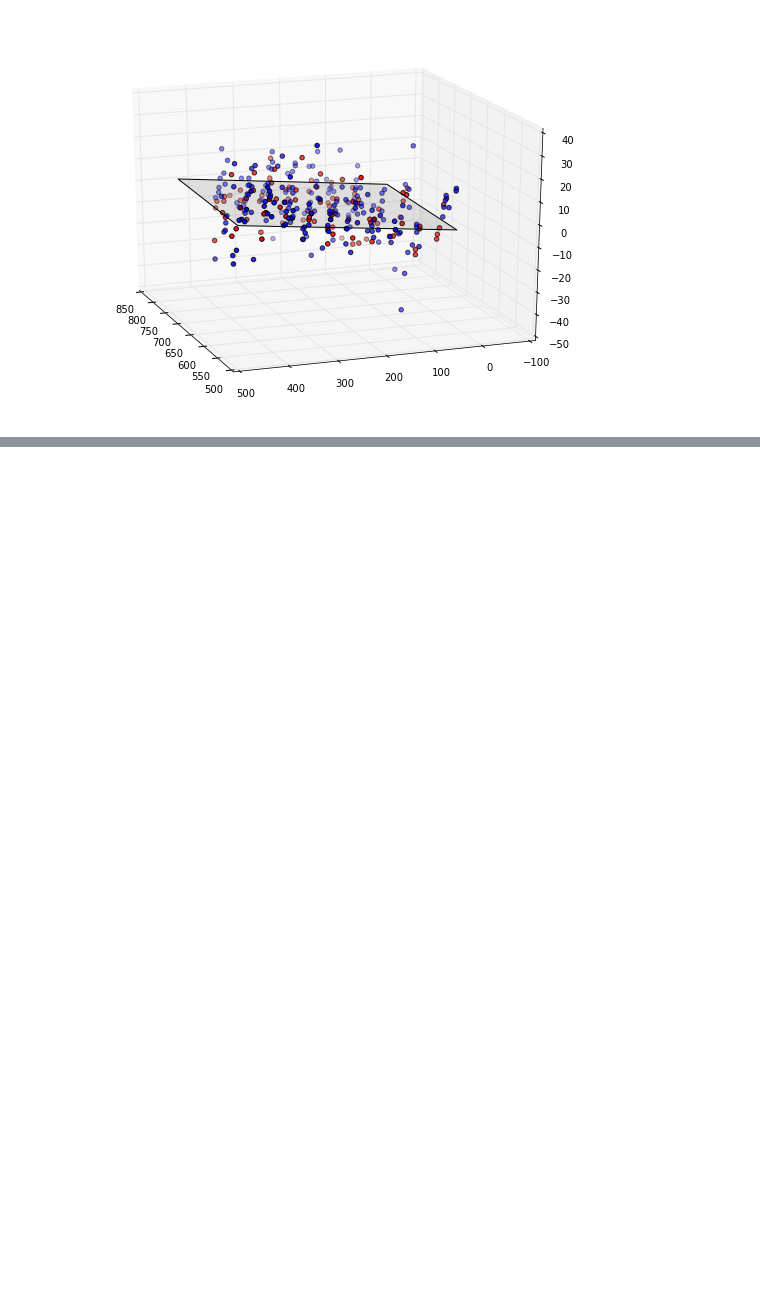
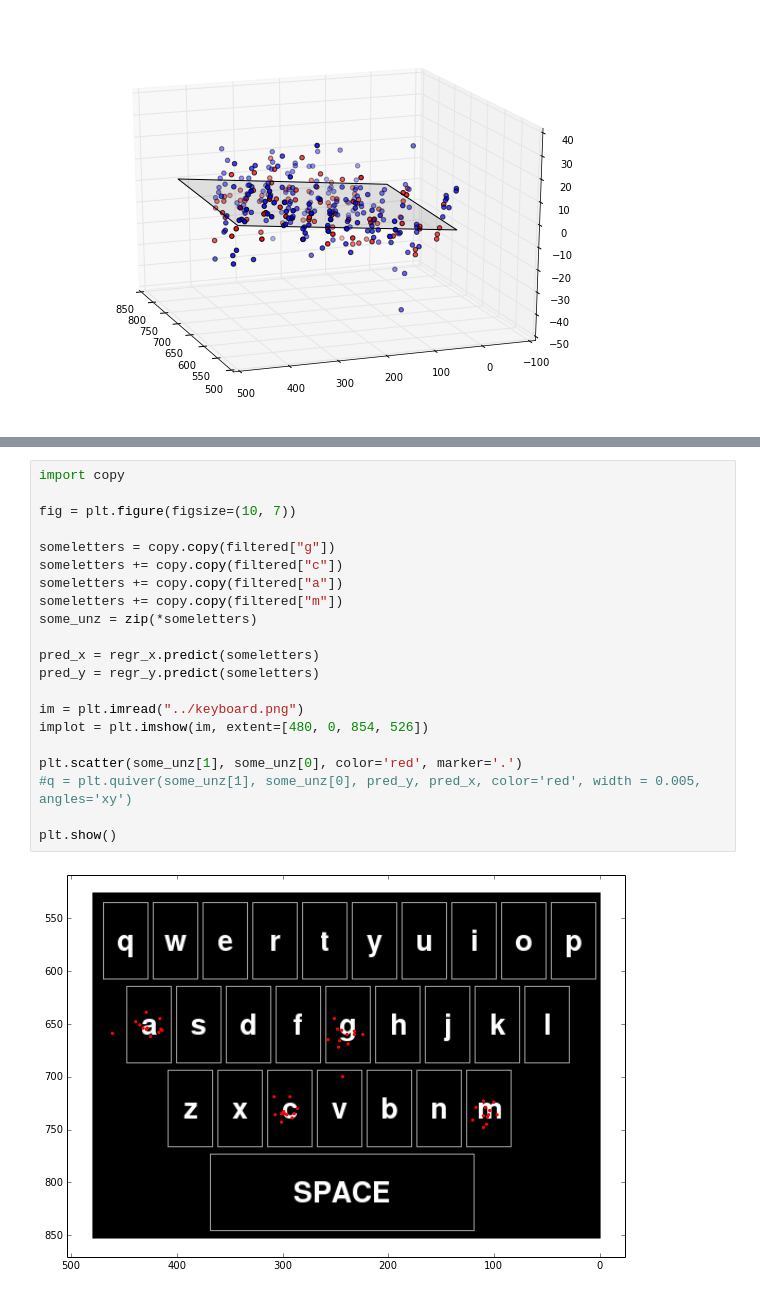
Before and after one commit to Vorte/Level5Project, a Jupyter notebook: notebooks/OffsetModel.ipynb, the cells around one changed output, grey strips where cells are left out. Drawn from its saved outputs; the diff is of its cells as text; blank space fills up the shorter version.

```diff
--- a/notebooks/OffsetModel.ipynb
+++ b/notebooks/OffsetModel.ipynb
@@ -164,0 +192,23 @@ plt.show()
+# %%
+import copy
+
+fig = plt.figure(figsize=(10, 7))
+
+someletters = copy.copy(filtered["g"])
+someletters += copy.copy(filtered["c"])
+someletters += copy.copy(filtered["a"])
+someletters += copy.copy(filtered["m"])
+some_unz = zip(*someletters)
+
+pred_x = regr_x.predict(someletters)
+pred_y = regr_y.predict(someletters)
+
+im = plt.imread("../keyboard.png")
+implot = plt.imshow(im, extent=[480, 0, 854, 526])
+
+plt.scatter(some_unz[1], some_unz[0], color='red', marker='.')
+#q = plt.quiver(some_unz[1], some_unz[0], pred_y, pred_x, color='red', width = 0.005, angles='xy')
+
+plt.show()
+# %% [output]
+[figure, added]
```
Also changed, not shown: parts of 5 cells of this notebook.
